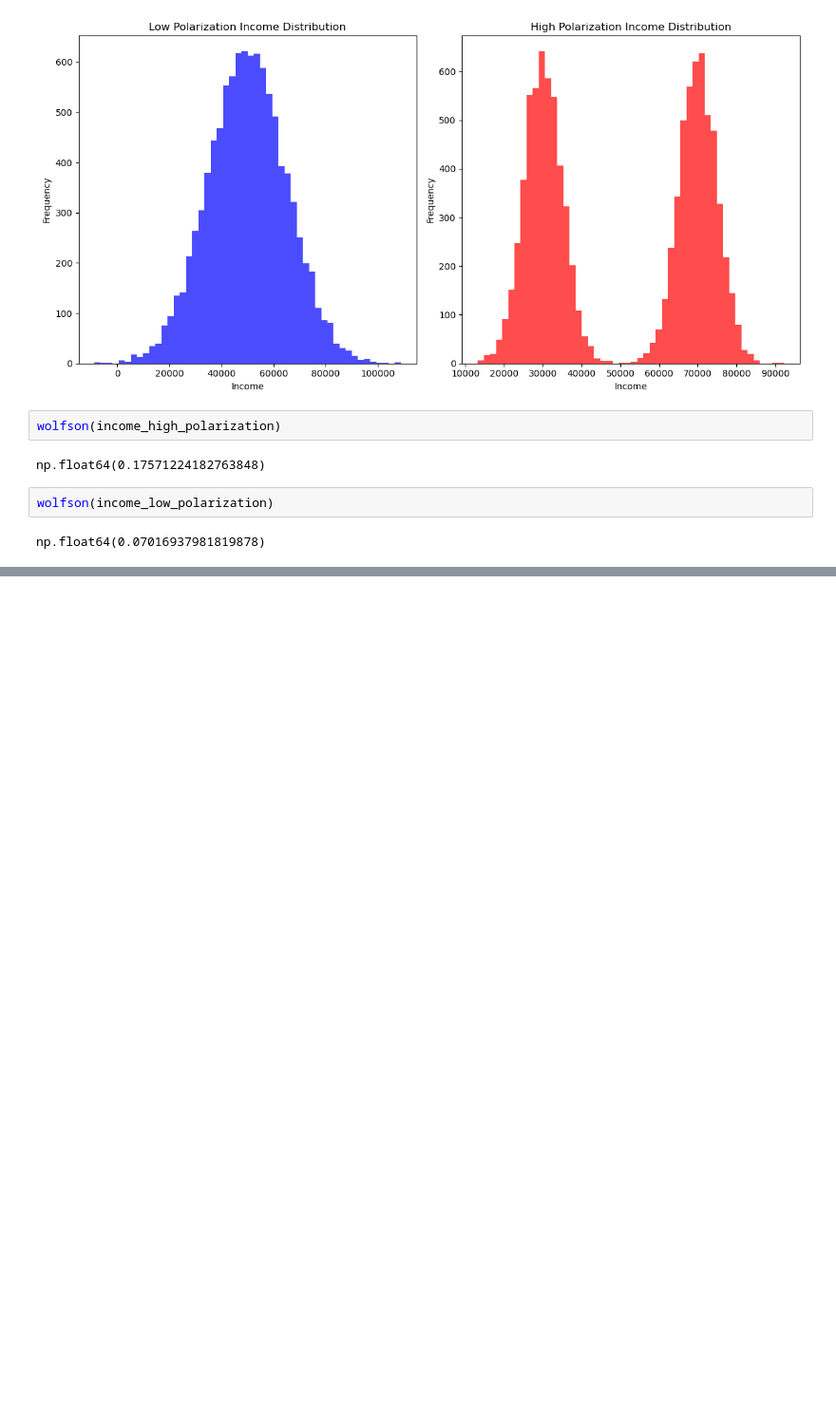
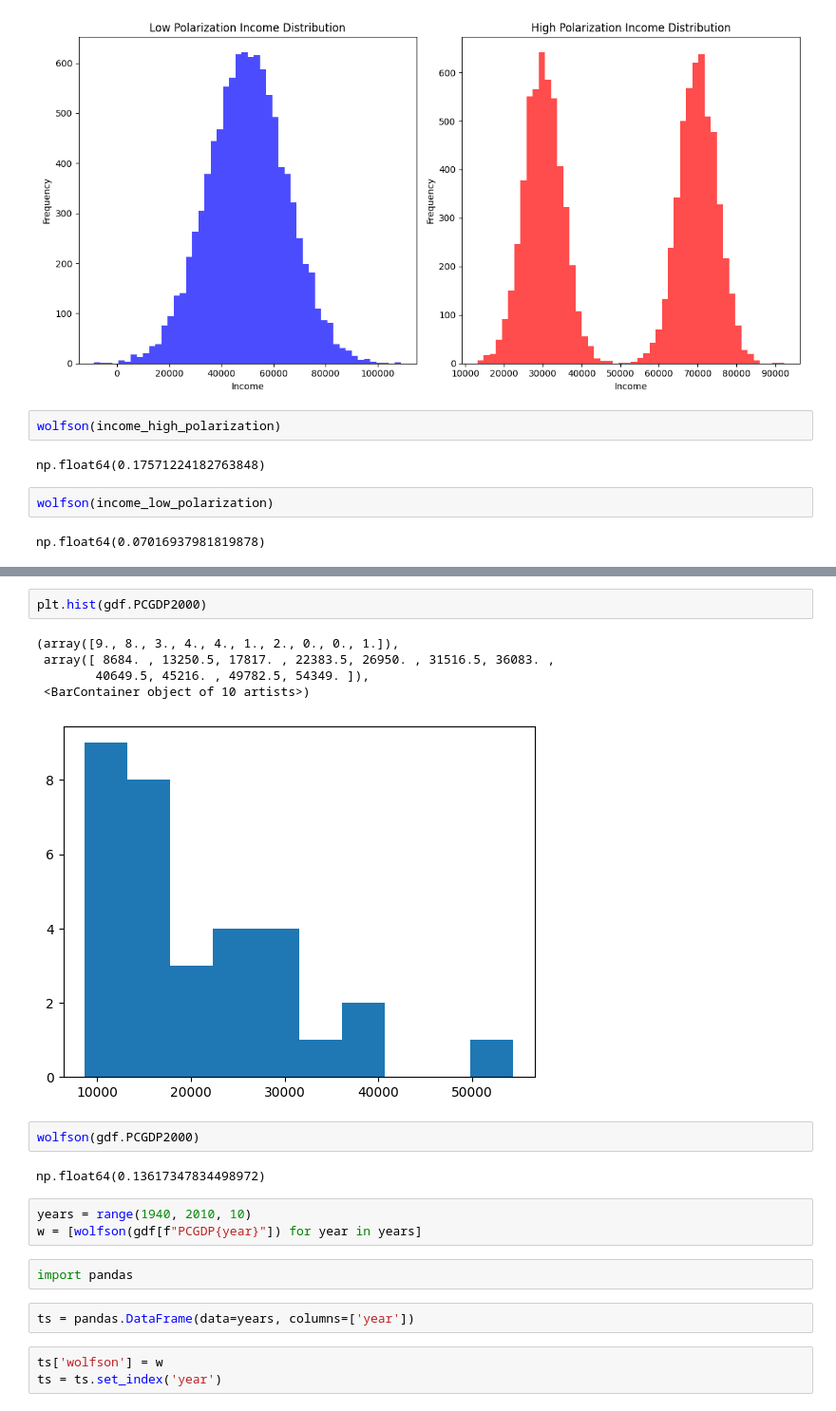
Before and after one commit to pysal/inequality, a Jupyter notebook: docs/user-guide/measure/wolfson.ipynb, the cells around one changed output, grey strips where cells are left out. Shown at 95% size. Cells and saved outputs as stored; diff of their text form; blank space fills up the shorter version.

```diff
--- a/docs/user-guide/measure/wolfson.ipynb
+++ b/docs/user-guide/measure/wolfson.ipynb
@@ -55,0 +91,22 @@ np.float64(0.07016937981819878)
+# %%
+plt.hist(gdf.PCGDP2000)
+# %% [output]
+(array([9., 8., 3., 4., 4., 1., 2., 0., 0., 1.]),
+ array([ 8684. , 13250.5, 17817. , 22383.5, 26950. , 31516.5, 36083. ,
+        40649.5, 45216. , 49782.5, 54349. ]),
+ <BarContainer object of 10 artists>)
+[figure, added]
+# %%
+wolfson(gdf.PCGDP2000)
+# %% [output]
+np.float64(0.13617347834498972)
+# %%
+years = range(1940, 2010, 10)
+w = [wolfson(gdf[f"PCGDP{year}"]) for year in years]
+# %%
+import pandas
+# %%
+ts = pandas.DataFrame(data=years, columns=['year'])
+# %%
+ts['wolfson'] = w
+ts = ts.set_index('year')
```
Also changed, not shown: parts of 7 cells of this notebook.
